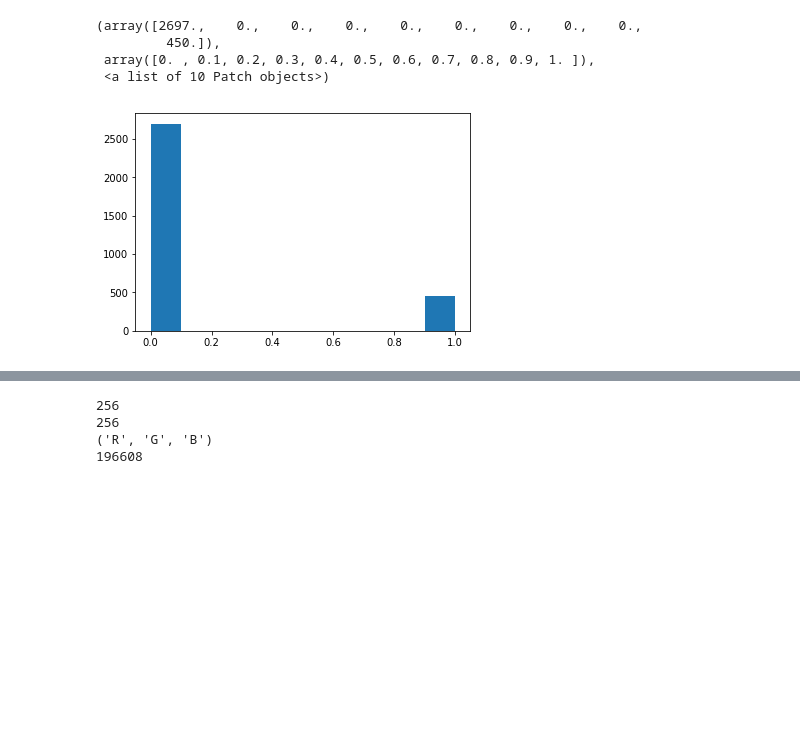
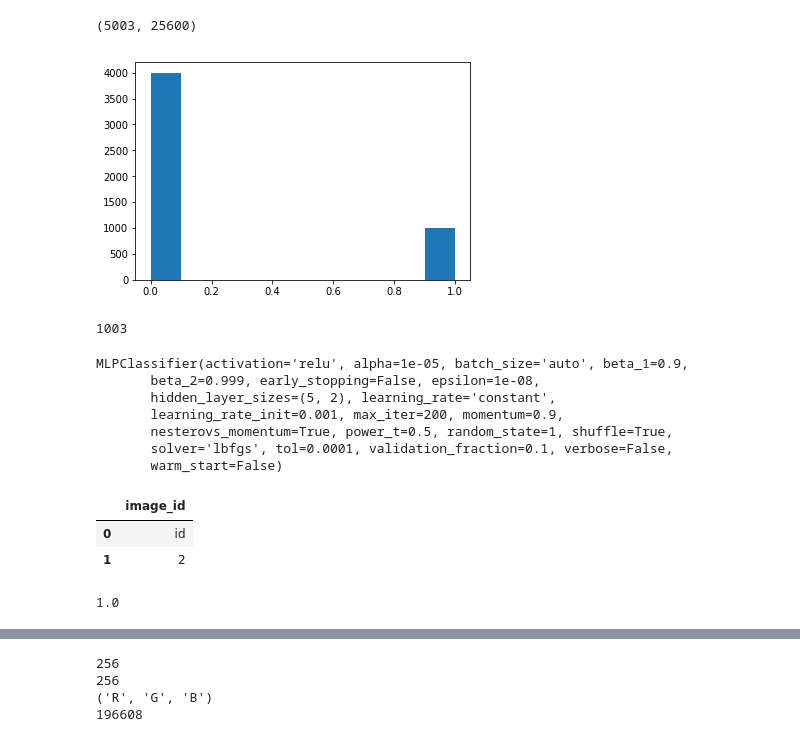
Before and after one commit to khabboud/WiDS2019, a Jupyter notebook: widsdatathon2019/load_data.ipynb, the cells around one changed output, grey strips where cells are left out. Saved outputs shown, nothing was run; the diff lists cells and outputs as text; code cells hidden in the pictures; blank space fills up the shorter version.

```diff
--- a/widsdatathon2019/load_data.ipynb
+++ b/widsdatathon2019/load_data.ipynb
@@ -2,19 +2,23 @@
 import sys, os
 sys.path.insert(0, '../')
 from oilpalm import OilPalmImages
-train_file_directory = "train_images_less/"
 import pandas as pd
 import numpy as np
 import matplotlib.pyplot as plt
 import seaborn as sns
 
 
-train_file_directory = "train_images_less/"
+train_file_directory = "train_images/"
 labels_file_name = 'traininglabels.csv'
-label_selection_probability = 0.8
+label_selection_probability = 0.5
 label_selection_method = 'soft' #'hard'
-reduced_image_height = 30
-op_instance = OilPalmImages(file_directory= train_file_directory, labels_file_name = labels_file_name, pca_components= reduced_image_height, label_selection_probability = label_selection_probability, label_selection_method = label_selection_method)
+reduced_image_height = 200
+max_samples_class0 = 2000
+max_samples_class1 = 1003
+op_instance = OilPalmImages(file_directory= train_file_directory, labels_file_name = labels_file_name,
+                            pca_components= reduced_image_height, label_selection_probability = label_selection_probability,
+                            label_selection_method = label_selection_method,  max_samples_class0 = max_samples_class0,
+                            max_samples_class1 =max_samples_class1)
 op_instance.get_labels_from_file()
 op_instance.read_train_images()
 # %% [output]
@@ -42,8 +46,18 @@ processing training sample# 3146
-# %%
-plt.hist(op_instance.Y_train)
-# %% [output]
-(array([2697.,    0.,    0.,    0.,    0.,    0.,    0.,    0.,    0.,
-         450.]),
- array([0. , 0.1, 0.2, 0.3, 0.4, 0.5, 0.6, 0.7, 0.8, 0.9, 1. ]),
- <a list of 10 Patch objects>)
-[figure, removed]
+# %%
+print(op_instance.X_train.shape)
+plt.hist(op_instance.Y_train)
+plt.show()
+len(op_instance.Y_train[np.where(op_instance.Y_train==1)])
+
+# Y_balance = op_instance.Y_train[np.where(op_instance.Y_train==1)]
+# Y_balance_2 = op_instance.Y_train[np.where(op_instance.Y_train==0)[0][0:1003]]
+# X_balance = op_instance.X_train[np.where(op_instance.Y_train==1)]
+# X_balance_2 = op_instance.X_train[np.where(op_instance.Y_train==0)[0][0:1003]]
+
+# y_train_balance = np.concatenate([Y_balance,Y_balance_2])
+# x_train_balance = np.concatenate([X_balance,X_balance_2])
+# plt.hist(y_train_balance )
+# %% [output]
+(5003, 25600)
+[figure, added]
+1003
@@ -49,0 +72,12 @@ plt.hist(op_instance.Y_train)
+# %%
+from sklearn.neural_network import MLPClassifier
+clf = MLPClassifier(solver='lbfgs', alpha=1e-5, hidden_layer_sizes=(5,2), random_state=1)
+clf.fit(X_train, y_train)
+# %% [output]
+MLPClassifier(activation='relu', alpha=1e-05, batch_size='auto', beta_1=0.9,
+       beta_2=0.999, early_stopping=False, epsilon=1e-08,
+       hidden_layer_sizes=(5, 2), learning_rate='constant',
+       learning_rate_init=0.001, max_iter=200, momentum=0.9,
+       nesterovs_momentum=True, power_t=0.5, random_state=1, shuffle=True,
+       solver='lbfgs', tol=0.0001, validation_fraction=0.1, verbose=False,
+       warm_start=False)
@@ -49,0 +91,13 @@ plt.hist(op_instance.Y_train)
+# %%
+test_res = pd.DataFrame()
+test_res['image_id'] = ['id','2']
+test_res.to_csv('out.csv')
+test_res.head(100)
+# %% [output]
+|  | image_id |
+| 0 | id |
+| 1 | 2 |
+# %%
+clf.predict(X_test[0,:].reshape(1, -1))[0]
+# %% [output]
+1.0
```
Also changed, not shown: parts of 5 cells of this notebook.
